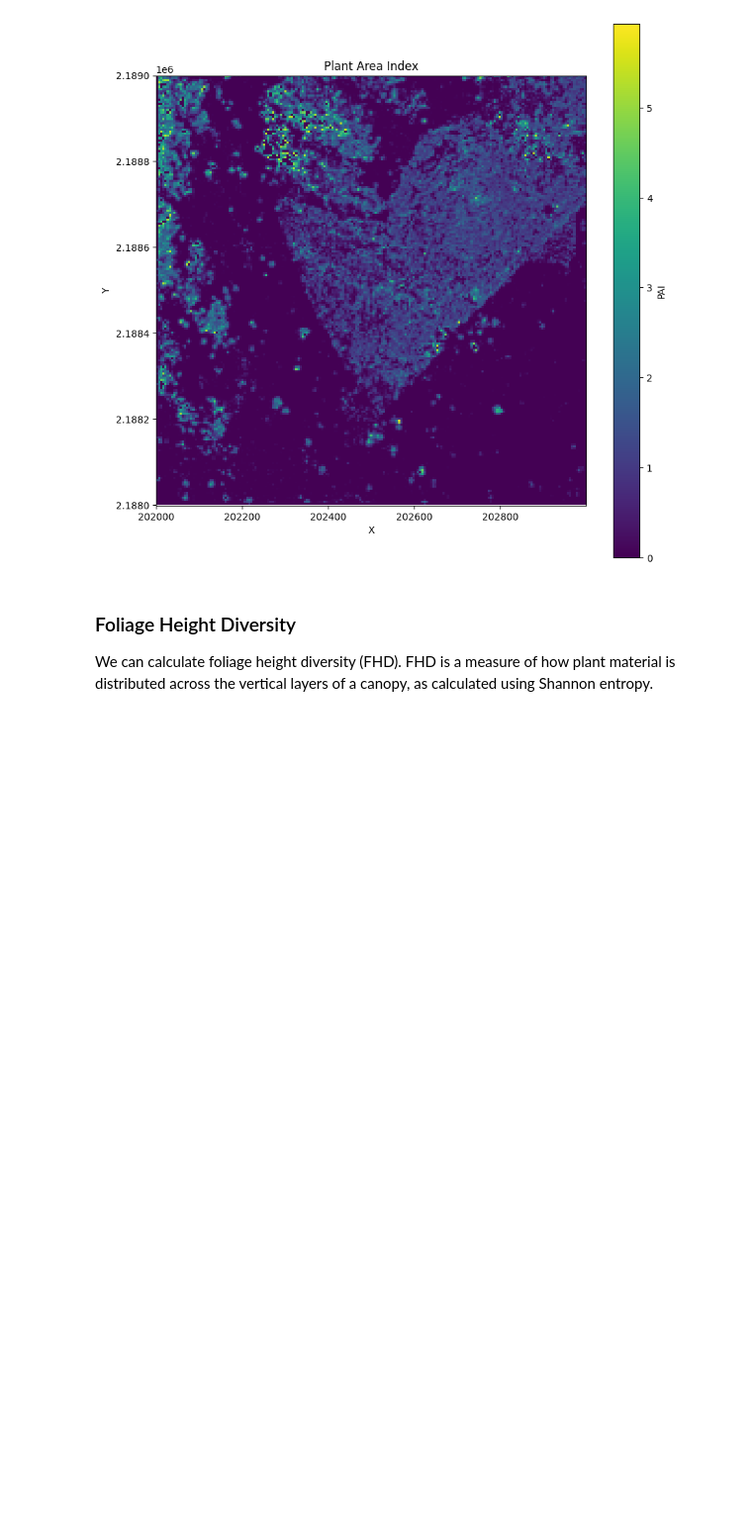
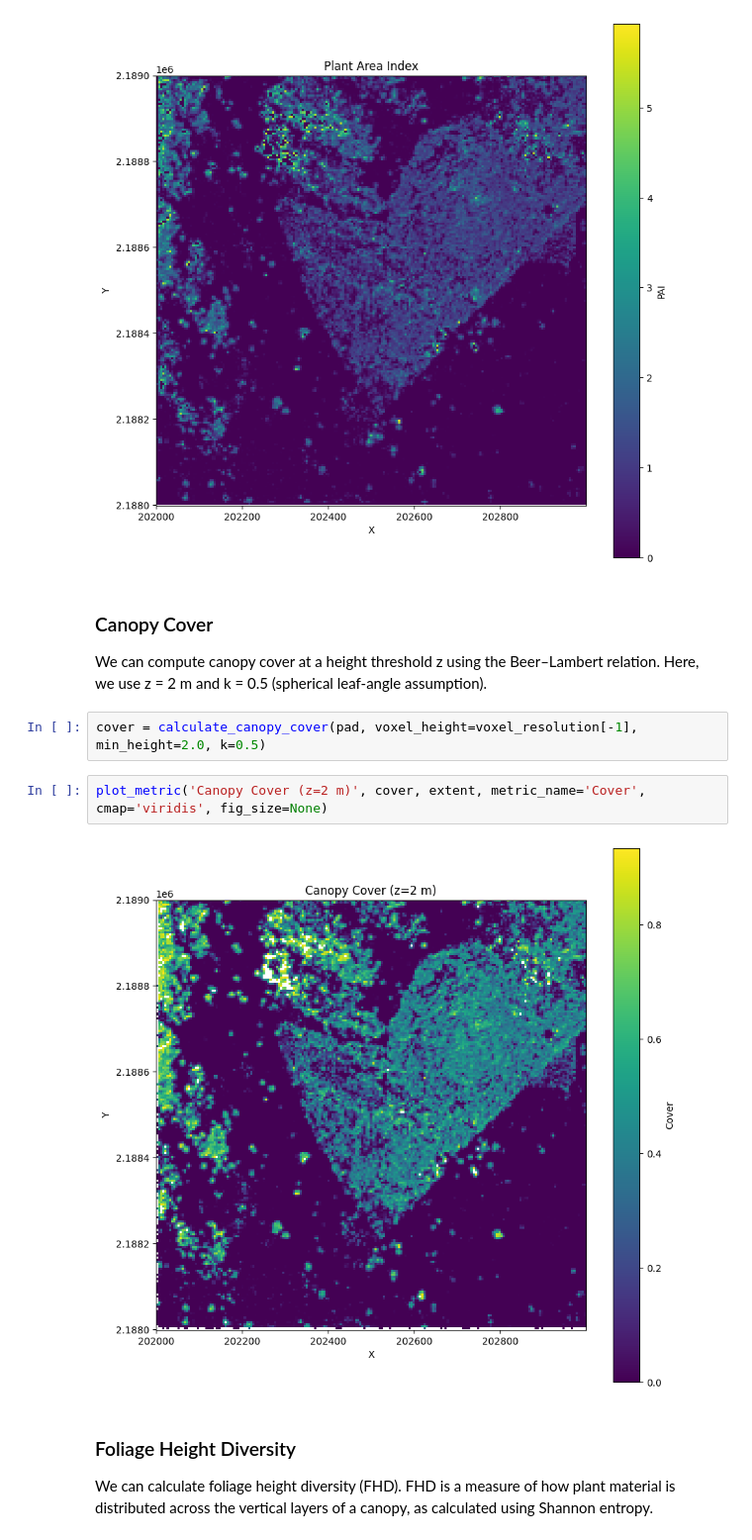
Before and after one commit to iosefa/PyForestScan, a Jupyter notebook: examples/calculate-forest-metrics/calculate-forest-metrics.ipynb, the cells around one changed output. Shown at 99% size. Drawn from its saved outputs; the diff is of its cells as text; blank space fills up the shorter version.

```diff
--- a/examples/calculate-forest-metrics/calculate-forest-metrics.ipynb
+++ b/examples/calculate-forest-metrics/calculate-forest-metrics.ipynb
@@ -55,6 +55,15 @@ pai = calculate_pai(pad, voxel_height=1)
 plot_metric('Plant Area Index', pai, extent, metric_name='PAI', cmap='viridis', fig_size=None)
 # %% [output]
 [figure]
+# %% [markdown]
+### Canopy Cover
+We can compute canopy cover at a height threshold z using the Beer–Lambert relation. Here, we use z = 2 m and k = 0.5 (spherical leaf-angle assumption).
+# %%
+cover = calculate_canopy_cover(pad, voxel_height=voxel_resolution[-1], min_height=2.0, k=0.5)
+# %%
+plot_metric('Canopy Cover (z=2 m)', cover, extent, metric_name='Cover', cmap='viridis', fig_size=None)
+# %% [output]
+[figure, added]
 # %% [markdown]
 ### Foliage Height Diversity
 We can calculate foliage height diversity (FHD). FHD is a measure of how plant material is distributed across the vertical layers of a canopy, as calculated using Shannon entropy.
```
Also changed, not shown: parts of 1 cell of this notebook, 38 other files.
